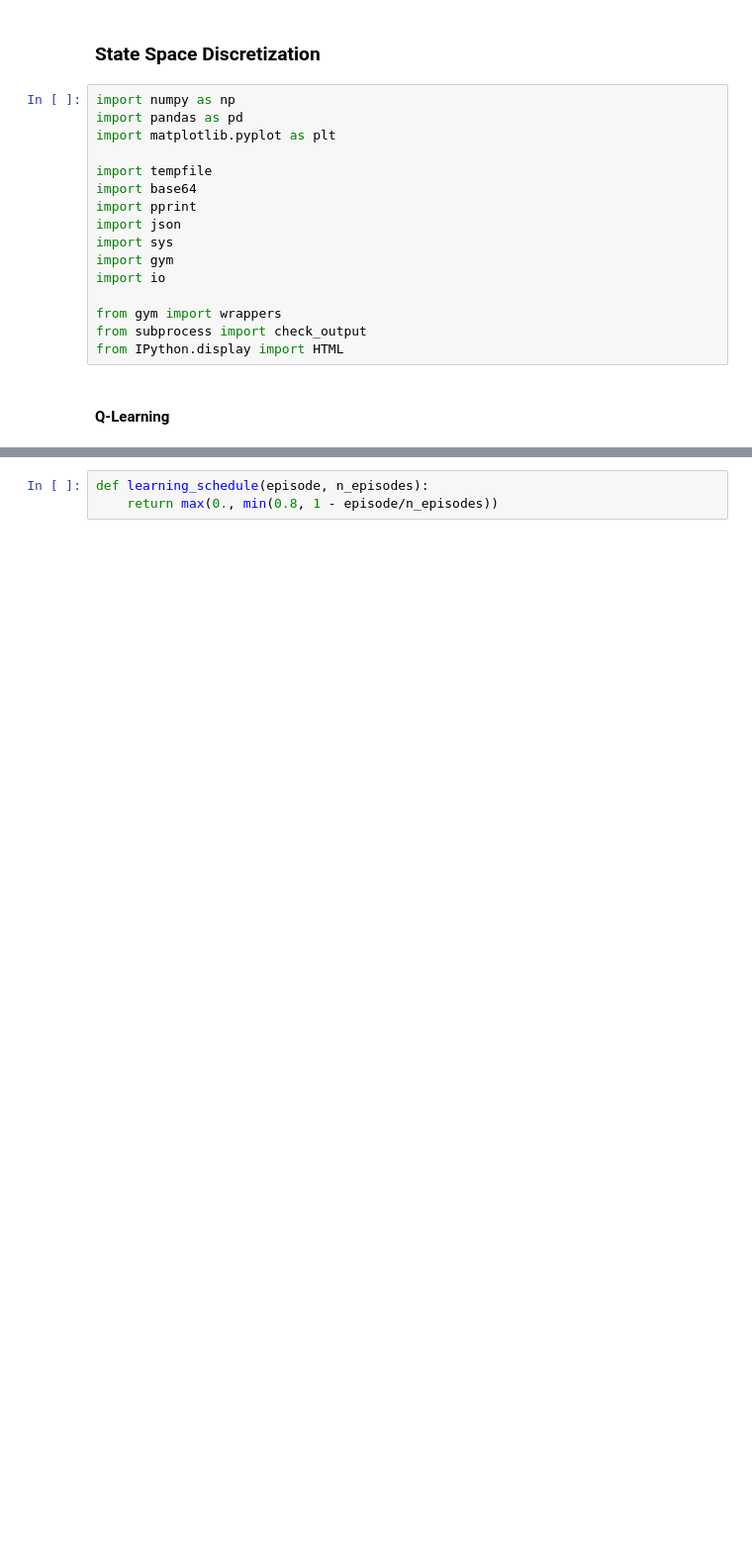
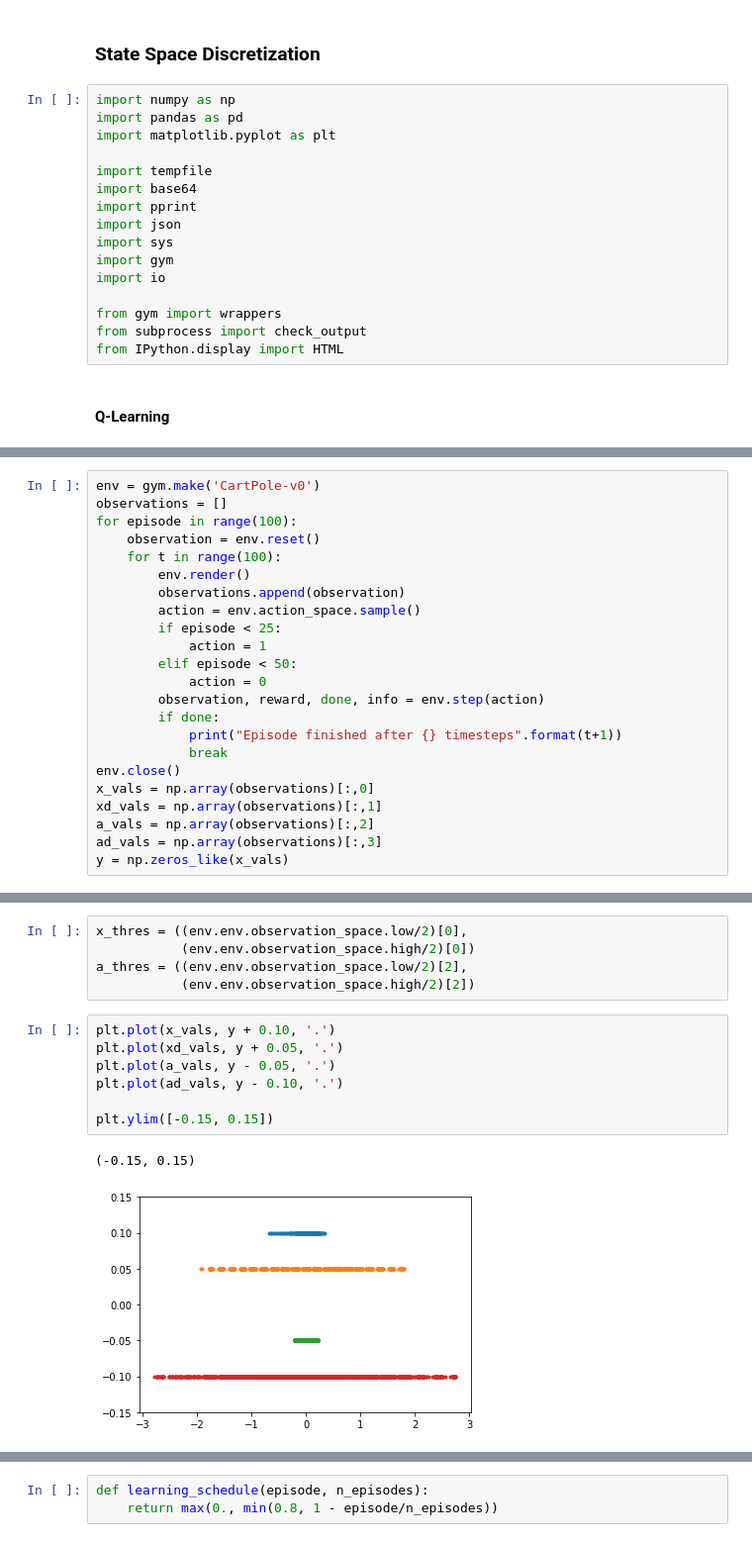
Before and after one commit to mimoralea/applied-reinforcement-learning, a Jupyter notebook: notebooks/05_state_discretization.ipynb, the cells around one changed output, grey strips where cells are left out. Shown at 99% size. Saved outputs shown, nothing was run; the diff lists cells and outputs as text; blank space fills up the shorter version.

```diff
--- a/notebooks/05_state_discretization.ipynb
+++ b/notebooks/05_state_discretization.ipynb
@@ -320,0 +21,23 @@ alphas = []
+# %%
+env = gym.make('CartPole-v0')
+observations = []
+for episode in range(100):
+    observation = env.reset()
+    for t in range(100):
+        env.render()
+        observations.append(observation)
+        action = env.action_space.sample()
+        if episode < 25:
+            action = 1
+        elif episode < 50:
+            action = 0
+        observation, reward, done, info = env.step(action)
+        if done:
+            print("Episode finished after {} timesteps".format(t+1))
+            break
+env.close()
+x_vals = np.array(observations)[:,0]
+xd_vals = np.array(observations)[:,1]
+a_vals = np.array(observations)[:,2]
+ad_vals = np.array(observations)[:,3]
+y = np.zeros_like(x_vals)
@@ -320,0 +63,15 @@ alphas = []
+# %%
+x_thres = ((env.env.observation_space.low/2)[0],
+           (env.env.observation_space.high/2)[0])
+a_thres = ((env.env.observation_space.low/2)[2],
+           (env.env.observation_space.high/2)[2])
+# %%
+plt.plot(x_vals, y + 0.10, '.')
+plt.plot(xd_vals, y + 0.05, '.')
+plt.plot(a_vals, y - 0.05, '.')
+plt.plot(ad_vals, y - 0.10, '.')
+
+plt.ylim([-0.15, 0.15])
+# %% [output]
+(-0.15, 0.15)
+[figure, added]
```
Also changed, not shown: parts of 84 cells of this notebook.
